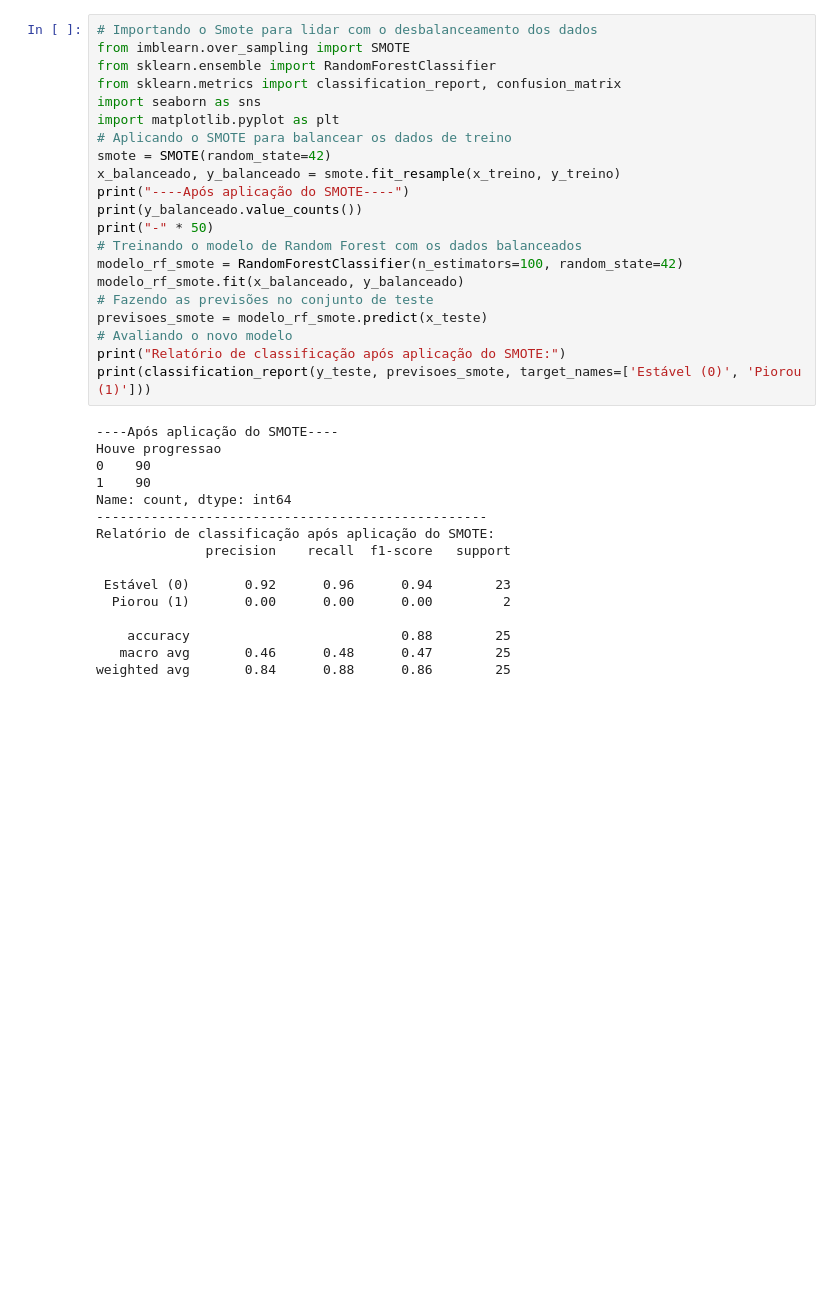
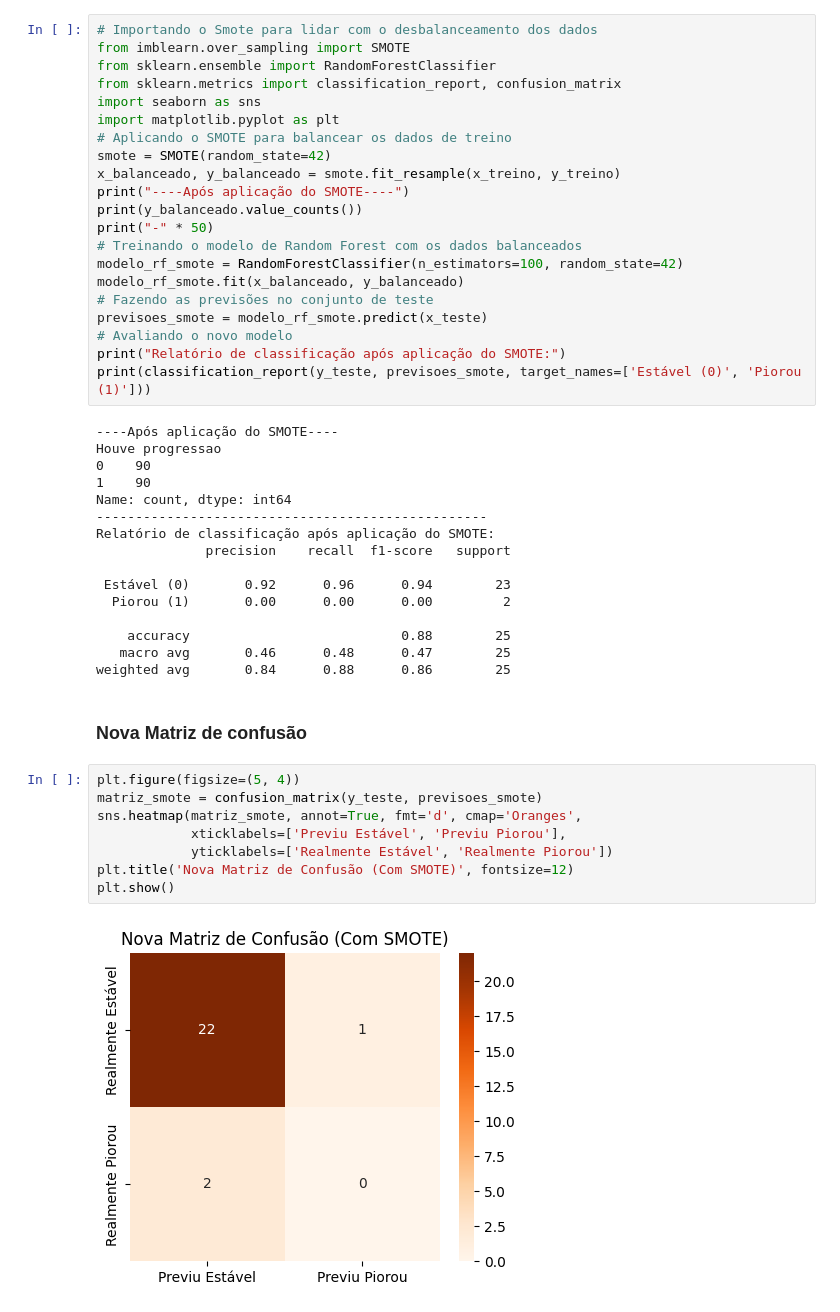
Before and after one commit to laisedosdados/Multiple-Sclerosis-Analysis, a Jupyter notebook: analise_em.ipynb, the cells around one changed output. Saved outputs shown, nothing was run; the diff lists cells and outputs as text; blank space fills up the shorter version.

Commit message:
Criando a nova Matriz de Confusão

```diff
--- a/analise_em.ipynb
+++ b/analise_em.ipynb
@@ -212,3 +212,15 @@ Relatório de classificação após aplicação do SMOTE:
     accuracy                           0.88        25
    macro avg       0.46      0.48      0.47        25
 weighted avg       0.84      0.88      0.86        25
+# %% [markdown]
+### Nova Matriz de confusão
+# %%
+plt.figure(figsize=(5, 4))
+matriz_smote = confusion_matrix(y_teste, previsoes_smote)
+sns.heatmap(matriz_smote, annot=True, fmt='d', cmap='Oranges',
+            xticklabels=['Previu Estável', 'Previu Piorou'],
+            yticklabels=['Realmente Estável', 'Realmente Piorou'])
+plt.title('Nova Matriz de Confusão (Com SMOTE)', fontsize=12)
+plt.show()
+# %% [output]
+[figure, added]
```
